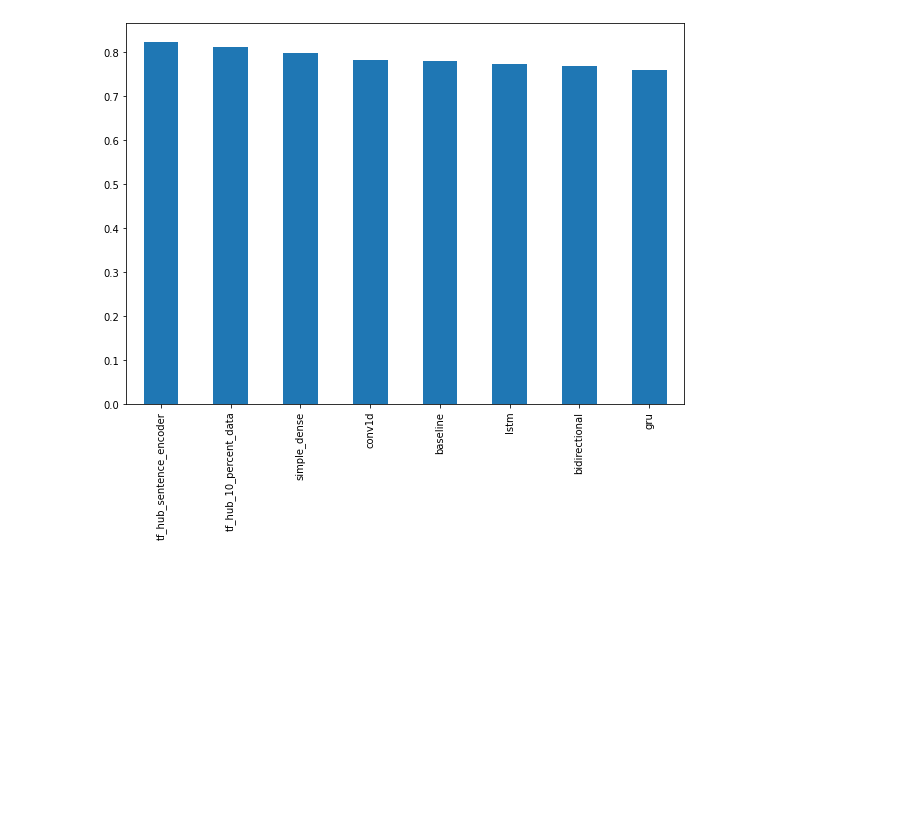
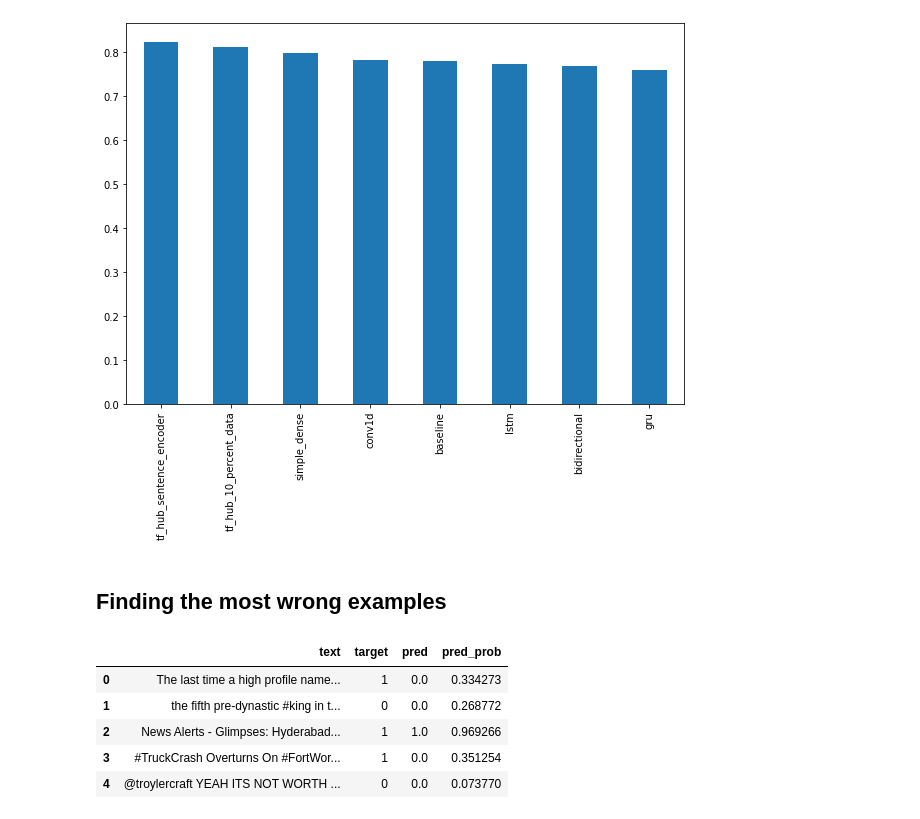
Before and after one commit to Ran-Dhir-Singh/google_colab_sheets, a Jupyter notebook: NLP_08.ipynb, the cells around one changed output. Saved outputs shown, nothing was run; the diff lists cells and outputs as text; code cells hidden in the pictures; blank space fills up the shorter version.

```diff
--- a/NLP_08.ipynb
+++ b/NLP_08.ipynb
@@ -920,3 +920,18 @@ all_model_results.plot(kind="bar", figsize=(10, 7)).legend(bbox_to_anchor=(1.0,
 all_model_results.sort_values("f1_score", ascending=False)["f1_score"].plot(kind="bar", figsize=(10, 7));
 # %% [output]
 [figure]
+# %% [markdown]
+## Finding the most wrong examples
+# %%
+val_df = pd.DataFrame({"text": val_sentences,
+                       "target": val_labels,
+                       "pred": model_6_preds,
+                       "pred_prob": tf.squeeze(model_6_pred_probs)})
+val_df.head()
+# %% [output]
+|  | text | target | pred | pred_prob |
+| 0 | The last time a high profile name... | 1 | 0.0 | 0.334273 |
+| 1 | the fifth pre-dynastic #king in t... | 0 | 0.0 | 0.268772 |
+| 2 | News Alerts - Glimpses: Hyderabad... | 1 | 1.0 | 0.969266 |
+| 3 | #TruckCrash Overturns On #FortWor... | 1 | 0.0 | 0.351254 |
+| 4 | @troylercraft YEAH ITS NOT WORTH ... | 0 | 0.0 | 0.073770 |
```
Also changed, not shown: parts of 9 cells of this notebook.
